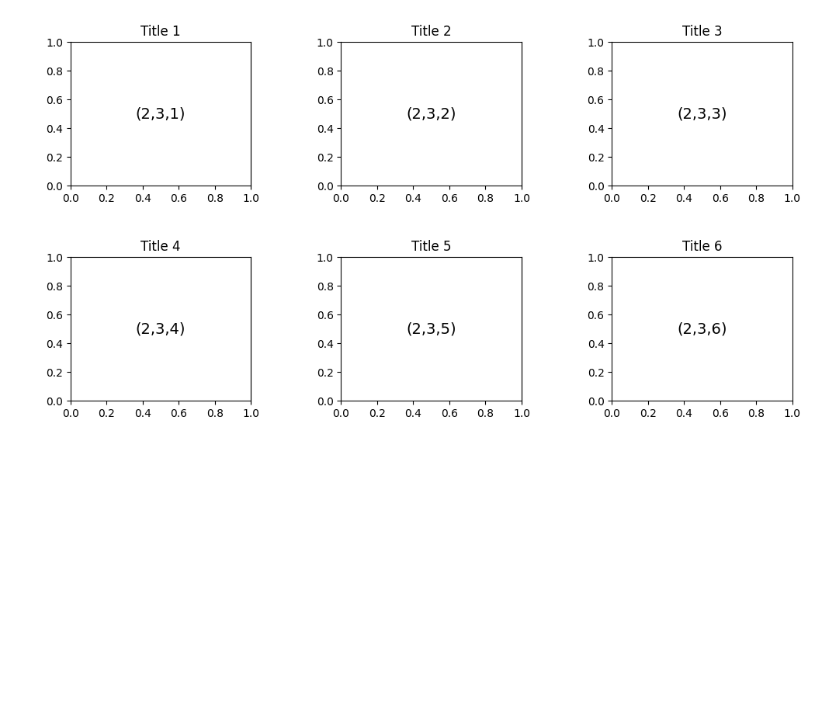
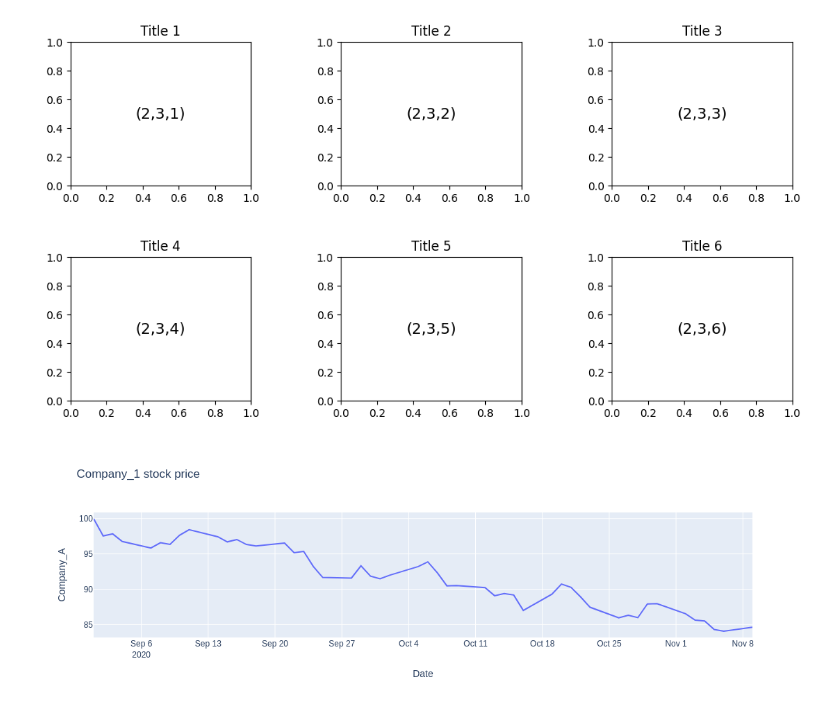
Before and after one commit to NungoEdwin/z01, a Jupyter notebook: Notebook.ipynb, the cells around one changed output. Cells and saved outputs as stored; diff of their text form; code cells hidden in the pictures; blank space fills up the shorter version.

Commit message:
exercise6:plotly1 part1

```diff
--- a/Notebook.ipynb
+++ b/Notebook.ipynb
@@ -116,3 +116,29 @@ for i, ax in enumerate(axes.flat, start=1):
 plt.show()
 # %% [output]
 [figure]
+# %%
+# Exercise 6: Plotly 1
+
+import numpy as np
+import pandas as pd
+import plotly.express as px
+
+#Generate random price data
+returns = np.random.randn(50)
+price = 100 + np.cumsum(returns)
+
+dates = pd.date_range(start='2020-09-01', periods=50, freq='B')
+df = pd.DataFrame(zip(dates, price),
+                  columns=['Date','Company_A'])
+
+#Plot with PLotly Express
+fig = px.line(
+    df,
+    x='Date',
+    y='Company_A',
+    title='Company_1 stock price',
+    labels={'Date': 'Date', 'Company_A':'Company_A'}
+)
+fig.show()
+# %% [output]
+[figure, added]
```
